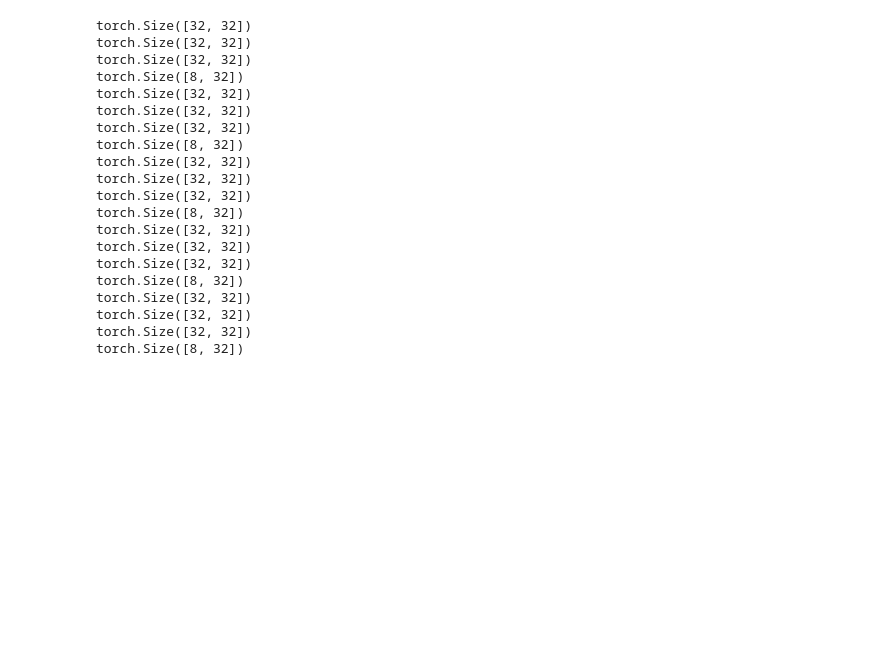
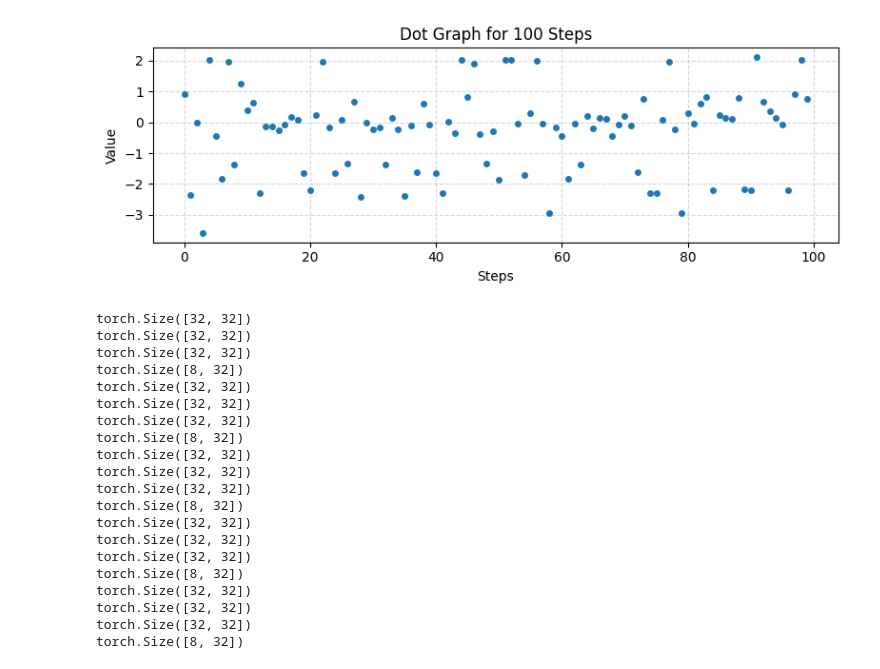
Before and after one commit to Hwi3/Wunder_Challenge, a Jupyter notebook: competition_package/submission/data_view.ipynb, the cells around one changed output. Saved outputs shown, nothing was run; the diff lists cells and outputs as text; code cells hidden in the pictures; blank space fills up the shorter version.

```diff
--- a/competition_package/submission/data_view.ipynb
+++ b/competition_package/submission/data_view.ipynb
@@ -24,17 +70,32 @@ axs[2].plot(test28, color='green')
 # %%
-class TimeSeriesDataset(Dataset):
-    def __init__(self, df):
-        # Group by seq_ix; each group is one sequence
-        self.groups = [x for _, x in df.groupby("seq_ix")]
-        self.feature_cols = df.columns[3:]  # features only
-
-    def __len__(self):
-        return len(self.groups)
-
-    def __getitem__(self, idx):
-        seq_df = self.groups[idx].sort_values("step_in_seq")
-        features = torch.tensor(seq_df[self.feature_cols].values, dtype=torch.float32)
-        return features[idx:idx+100], features[idx+100]
+test_file_real = "/workspaces/Wunder_Challenge/competition_package/datasets/test.csv"
+train_df = pd.read_csv(test_file_real)
+train_df = train_df.drop(columns=['seq_ix','step_in_seq', 'need_prediction'])
+train_arr = np.array(train_df)
+# %%
+import numpy as np
+import matplotlib.pyplot as plt
+
+def plot_dots(vector, title="Dot Graph", xlabel="Steps", ylabel="Value"):
+    """
+    Plot a dot graph for a 1D numpy array (n_steps,)
+    """
+    vector = np.asarray(vector).ravel()
+    n_steps = len(vector)
+    plt.figure(figsize=(8, 3))
+    plt.plot(np.arange(n_steps), vector, linestyle='None', marker='o', markersize=4)
+    plt.title(title)
+    plt.xlabel(xlabel)
+    plt.ylabel(ylabel)
+    plt.grid(True, linestyle='--', alpha=0.5)
+    plt.tight_layout()
+    plt.show()
+
+# Example usage:
+y = np.random.randn(100)
+plot_dots(train_arr[0:100,16], title="Dot Graph for 100 Steps")
+# %% [output]
+[figure, added]
 # %%
 test_dataset = TimeSeriesDataset(test_df)
 test_loader = DataLoader(test_dataset, batch_size=32, shuffle=False)
```
Also changed, not shown: parts of 4 cells of this notebook, 21 other files.
